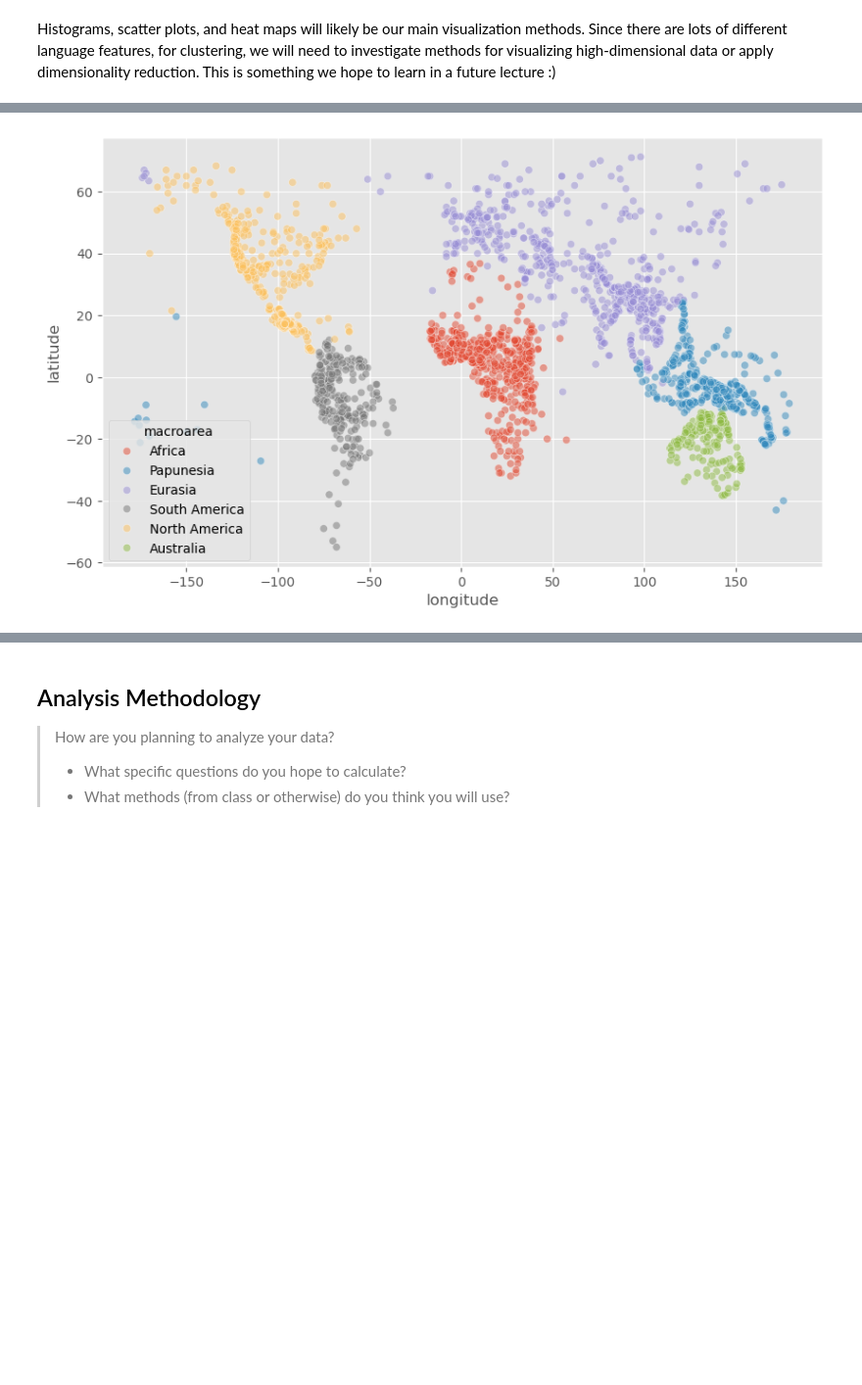
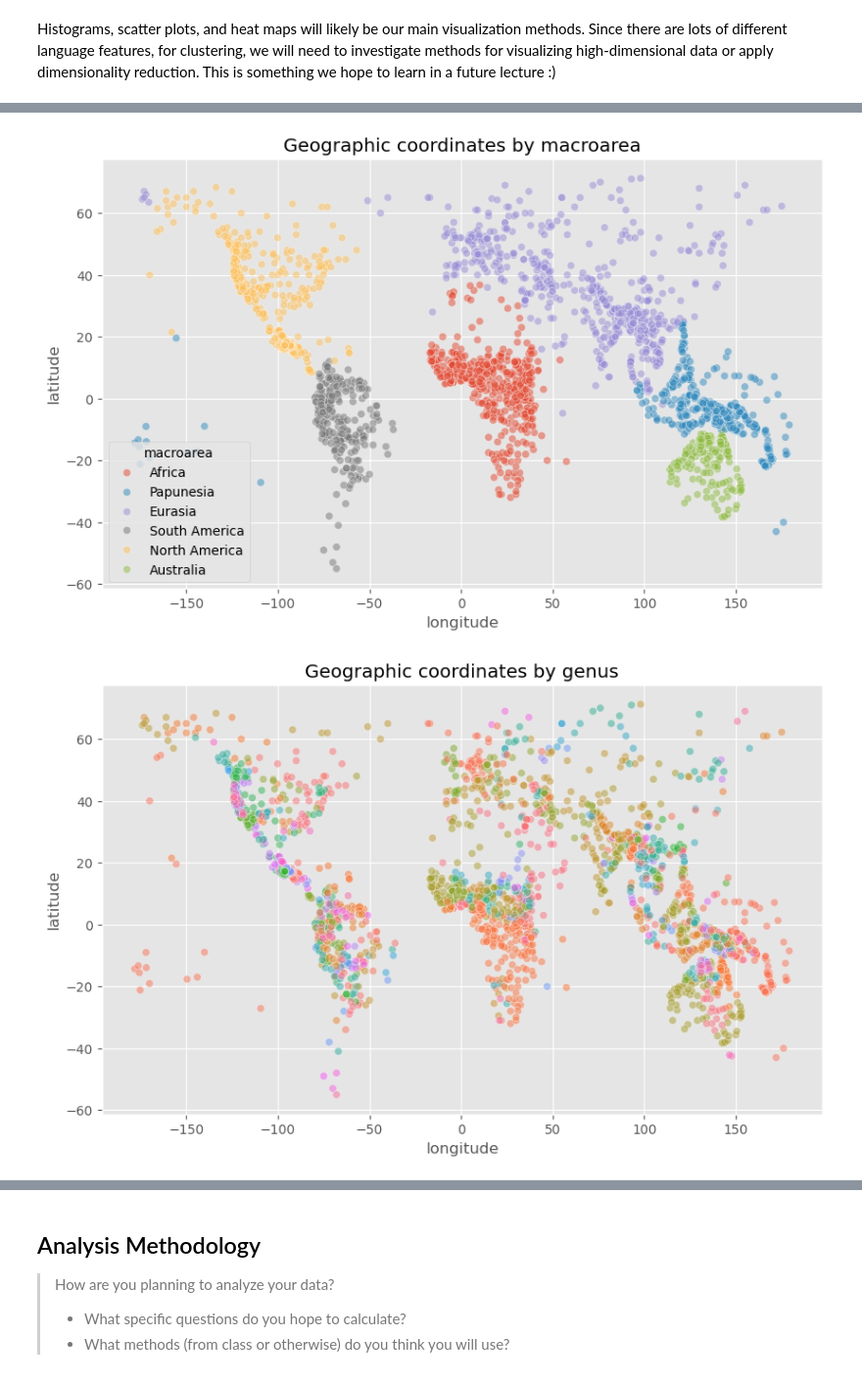
Before and after one commit to pngyn/ds-project, a Jupyter notebook: 02-Milestone.ipynb, the cells around one changed output, grey strips where cells are left out. Shown at 98% size. Cells and saved outputs as stored; diff of their text form; code cells hidden in the pictures; blank space fills up the shorter version.

Commit message:
Added geo-coord plot colored by family and genus.

```diff
--- a/02-Milestone.ipynb
+++ b/02-Milestone.ipynb
@@ -298,6 +316,17 @@ sample200 = pd.read_csv('data/cleaned/200-language-sample.csv')
 # %%
 #A map of data—looks about right
 sns.scatterplot(data, x = 'longitude', y = 'latitude', hue = 'macroarea', alpha = 0.5)
+plt.title('Geographic coordinates by macroarea')
+
+plt.figure()
+sns.scatterplot(data, x = 'longitude', y = 'latitude', hue = 'genus', alpha = 0.5, legend = False)
+plt.title('Geographic coordinates by genus')
+
+plt.figure()
+sns.scatterplot(data, x = 'longitude', y = 'latitude', hue = 'family', alpha = 0.5, legend = False)
+plt.title('Geographic coordinates by family')
+
 plt.show()
 # %% [output]
-[figure, old version]
+[figure, new version]
+[figure, added]
```
Also changed, not shown: parts of 3 cells of this notebook.
